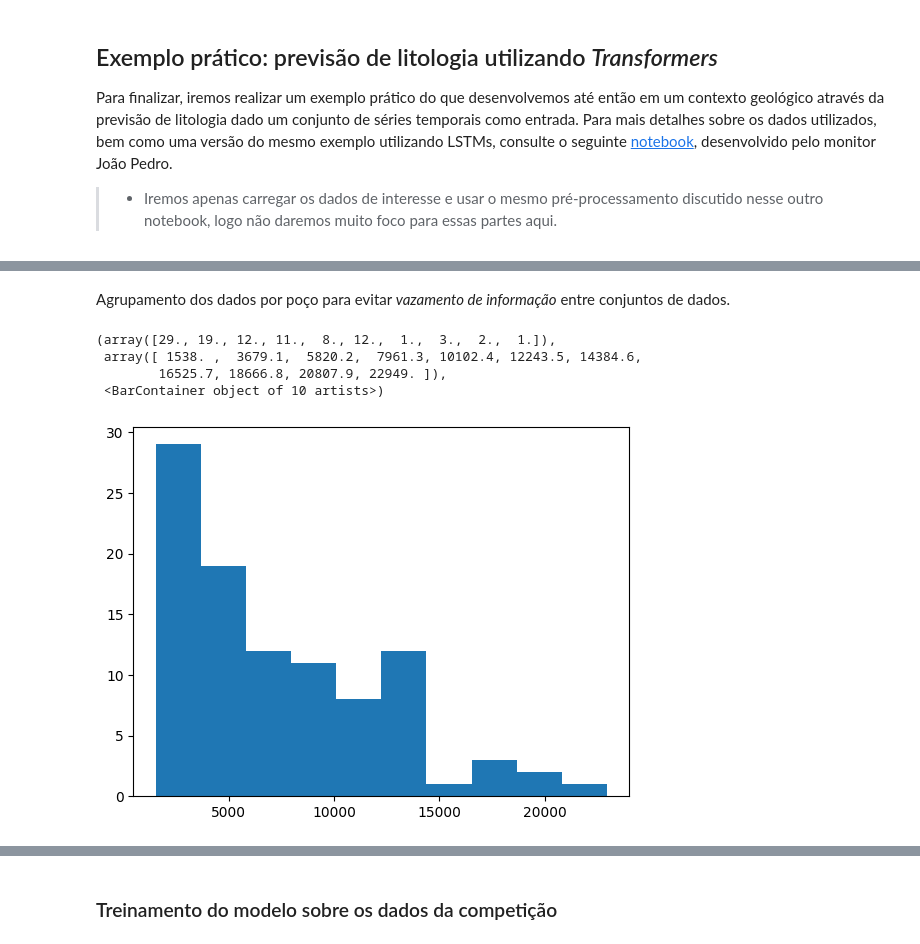
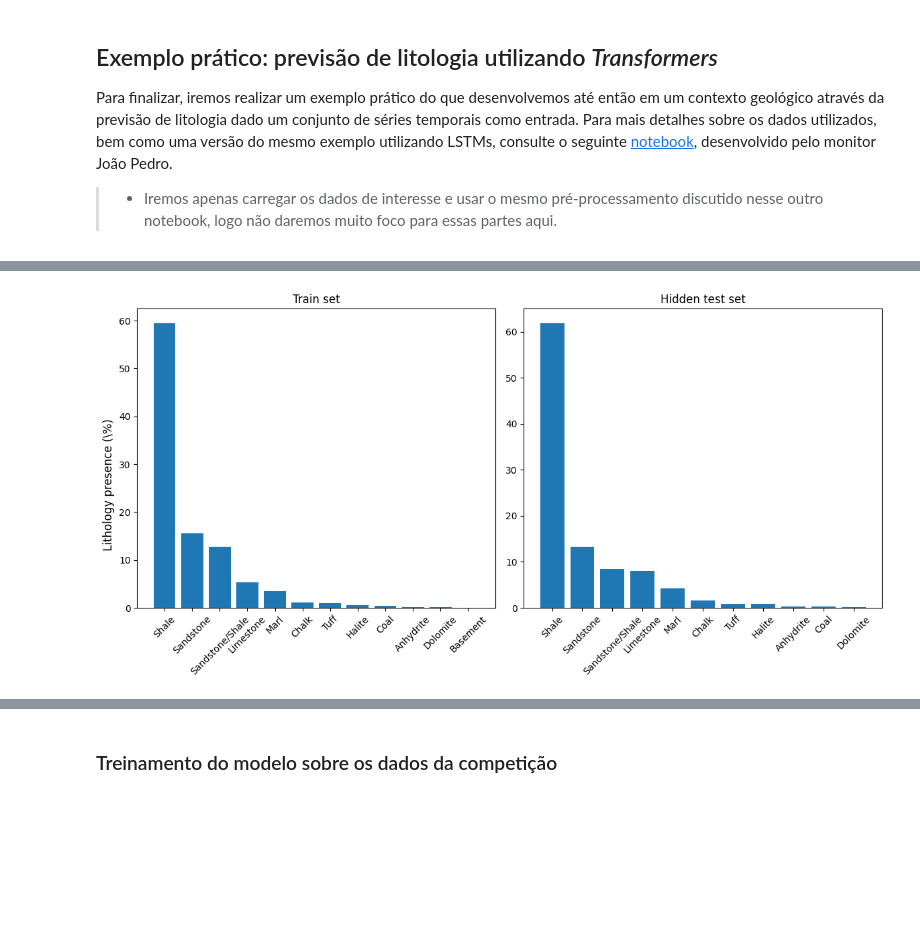
Before and after one commit to ThiagoPoppe/ciag2024, a Jupyter notebook: transformers/building_blocks.ipynb, the cells around one changed output, grey strips where cells are left out. Saved outputs shown, nothing was run; the diff lists cells and outputs as text; code cells hidden in the pictures; blank space fills up the shorter version.

```diff
--- a/transformers/building_blocks.ipynb
+++ b/transformers/building_blocks.ipynb
@@ -401,18 +459,0 @@ Visualização simples da distribuição de classes.
-# %%
-import numpy as np
-
-names = []
-percentage = []
-counts = df['FORCE_2020_LITHOFACIES_LITHOLOGY'].value_counts()
-
-for item in counts.items():
-    names.append(lithology_keys[item[0]])
-    percentage.append(100 * float(item[1])/df.shape[0])
-
-fig, ax = plt.subplots()
-ax.bar(x=np.arange(len(names)), height=percentage)
-ax.set_xticklabels(names, rotation=45)
-ax.set_xticks(np.arange(len(names)))
-ax.set_ylabel('Lithology presence (\%)')
-
-plt.show()
@@ -502,17 +460,38 @@ memory usage: 38.5+ MB
-# %% [markdown]
-Agrupamento dos dados por poço para evitar *vazamento de informação* entre conjuntos de dados.
-# %%
-data_grouped = data.groupby('WELL')
-wells_data = [data_grouped.get_group(x) for x in data_grouped.groups]
-
-lens = [len(x) for x in wells_data]
-plt.hist(lens)
-# %% [output]
-(array([29., 19., 12., 11.,  8., 12.,  1.,  3.,  2.,  1.]),
- array([ 1538. ,  3679.1,  5820.2,  7961.3, 10102.4, 12243.5, 14384.6,
-        16525.7, 18666.8, 20807.9, 22949. ]),
- <BarContainer object of 10 artists>)
-[figure, removed]
+# %%
+import numpy as np
+
+train_names = []
+train_percentage = []
+train_counts = train_df['CLASS'].value_counts()
+
+test_names = []
+test_percentage = []
+test_counts = test_df['CLASS'].value_counts()
+
+for item in train_counts.items():
+    train_names.append(lithology_keys[item[0]])
+    train_percentage.append(100 * float(item[1])/train_df.shape[0])
+
+for item in test_counts.items():
+    test_names.append(lithology_keys[item[0]])
+    test_percentage.append(100 * float(item[1])/test_df.shape[0])
+
+fig, ax = plt.subplots(ncols=2, figsize=(12, 6))
+
+ax[0].set_title('Train set')
+ax[0].bar(x=np.arange(len(train_names)), height=train_percentage)
+ax[0].set_xticks(np.arange(len(train_names)))
+ax[0].set_xticklabels(train_names, rotation=45)
+
+ax[1].set_title('Hidden test set')
+ax[1].bar(x=np.arange(len(test_names)), height=test_percentage)
+ax[1].set_xticks(np.arange(len(test_names)))
+ax[1].set_xticklabels(test_names, rotation=45)
+
+fig.supylabel('Lithology presence (\%)')
+fig.tight_layout()
+# %% [output]
+[figure, added]
 # %%
 from torch.utils.data import Dataset, DataLoader
 
```
Also changed, not shown: parts of 32 cells of this notebook, 1 other file.
